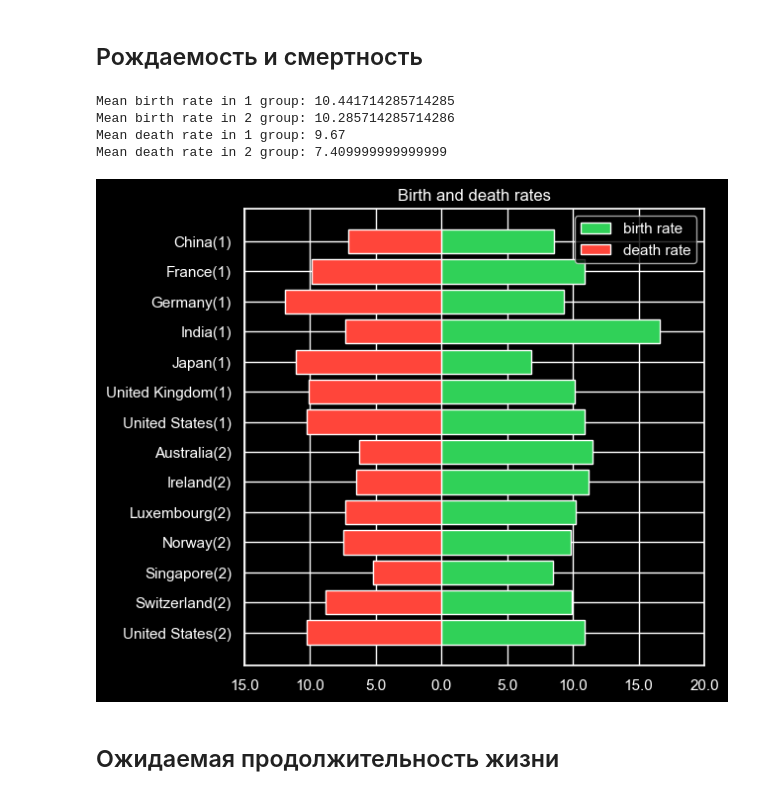
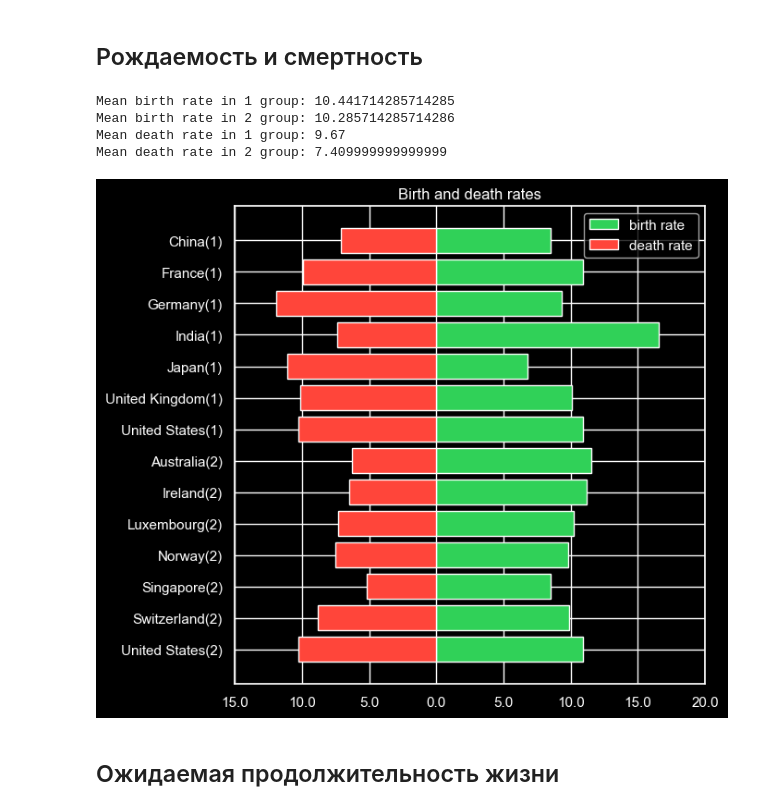
Before and after one commit to XTerris/economic_analysis, a Jupyter notebook: main.ipynb, the cells around one changed output. Cells and saved outputs as stored; diff of their text form; code cells hidden in the pictures.

```diff
--- a/main.ipynb
+++ b/main.ipynb
@@ -31,17 +31,18 @@ indicators = [
     "TX.VAL.FUEL.ZS.UN",  # Fuel exports (% of merchandise exports)
     "SE.XPD.TOTL.GB.ZS",  # Government expenditure on education, total (% of government expenditure)
     "NY.GNP.PCAP.CD",  # GNI per capita, Atlas method (current US$)
-    "SP.POP.GROW", # Population growth (annual %)
+    "SP.POP.GROW",  # Population growth (annual %)
     "SP.DYN.LE00.IN",  # Life expectancy at birth, total (years)
-    "SP.DYN.CBRT.IN", # Birth rate, crude (per 1,000 people)
+    "SP.DYN.CBRT.IN",  # Birth rate, crude (per 1,000 people)
     "SP.DYN.CDRT.IN",  # Death rate
     "SH.STA.SUIC.P5",  # Suicide mortality rate (per 100,000 population)
-    "BM.GSR.MRCH.CD", # Goods imports (BoP, current US$)
-    "BM.GSR.NFSV.CD", # Service imports (BoP, current US$)
-    "BX.GSR.MRCH.CD", # Goods exports (BoP, current US$)
-    "BX.GSR.NFSV.CD", # Service exports (BoP, current US$)
-    "NE.IMP.GNFS.CD", # Imports of goods and services (current US$)
-    "NE.EXP.GNFS.CD", # Exports of goods and services (current US$)
+    "BM.GSR.MRCH.CD",  # Goods imports (BoP, current US$)
+    "BM.GSR.NFSV.CD",  # Service imports (BoP, current US$)
+    "BX.GSR.MRCH.CD",  # Goods exports (BoP, current US$)
+    "BX.GSR.NFSV.CD",  # Service exports (BoP, current US$)
+    "NE.IMP.GNFS.CD",  # Imports of goods and services (current US$)
+    "NE.EXP.GNFS.CD",  # Exports of goods and services (current US$)
+    "SP.POP.TOTL",  # Population, total
 ]
 
 
@@ -189,7 +190,8 @@ replace_rules = {
     "Goods exports (BoP, current US$)": "goods exports",
     "Service exports (BoP, current US$)": 'services exports',
     "Imports of goods and services (current US$)": "total imports",
-    "Exports of goods and services (current US$)": "total exports"
+    "Exports of goods and services (current US$)": "total exports",
+    "Population, total": "population"
 }
 
 for a, b in replace_rules.items():
@@ -788,18 +809,18 @@ plt.show()
 # %%
 plt.figure("GNI", figsize=(10, 5))
 
-attributes = ["GNI per capita", "GNI per capita"]
+attribute = "GNI per capita"
 
 for i in range(2):
     axis = plt.subplot(1, 2, i + 1)
-    plt.title(attributes[i])
+    plt.title(attribute)
     for country, series in df[df["group"] == i + 1].groupby(["country"]):
         axis = series.plot(
             x="date",
-            y=attributes[i],
+            y=attribute,
             label=country[0],
             xlabel="Год",
-            ylabel=attributes[i],
+            ylabel=attribute,
             ax=axis,
             color=next(color_gen),
         )
@@ -864,40 +885,41 @@ df["death rate"] = -df["death rate"]
 ### Рождаемость и смертность
 attributes = ["birth rate", "death rate"]
 
-figure = plt.figure("Life expectancy", figsize=(6, 6))
+figure = plt.figure("Life expectancy", figsize=(7, 6))
 
 axis = plt.subplot()
 
 for i in range(2):
     data = (
         df[df["date"] == end_year][["country", "group", attributes[i]]]
         .sort_values(["group", "country"], ascending=False)
         .reset_index(drop=True)
     )
     data["labels"] = data["country"] + "(" + data["group"].map(str) + ")"
     for j in range(2):
         print(
             f"Mean {attributes[i]} in {j + 1} group:",
             abs(data[data["group"] == j + 1][attributes[i]].mean()),
         )
     axis.barh(
         y=data["labels"],
         width=data[attributes[i]],
         color=[my_colors['green'], my_colors['red']][i]
     )
 
 plt.legend(labels=attributes)
 plt.xticks(ticks=plt.xticks()[0], labels=map(lambda x: str(abs(x)), plt.xticks()[0]))
 plt.title("Birth and death rates")
+plt.tight_layout()
 if save_plots_to_file:
     plt.savefig("pics/birth-and-death-rates.png", transparent=True)
 plt.show()
 # %% [output]
 Mean birth rate in 1 group: 10.441714285714285
 Mean birth rate in 2 group: 10.285714285714286
 Mean death rate in 1 group: 9.67
 Mean death rate in 2 group: 7.409999999999999
-[figure, old version]
+[figure, new version]
 # %% [markdown]
 ## Ожидаемая продолжительность жизни
 # %%
```
Also changed, not shown: parts of 6 cells of this notebook, 1 other file.
